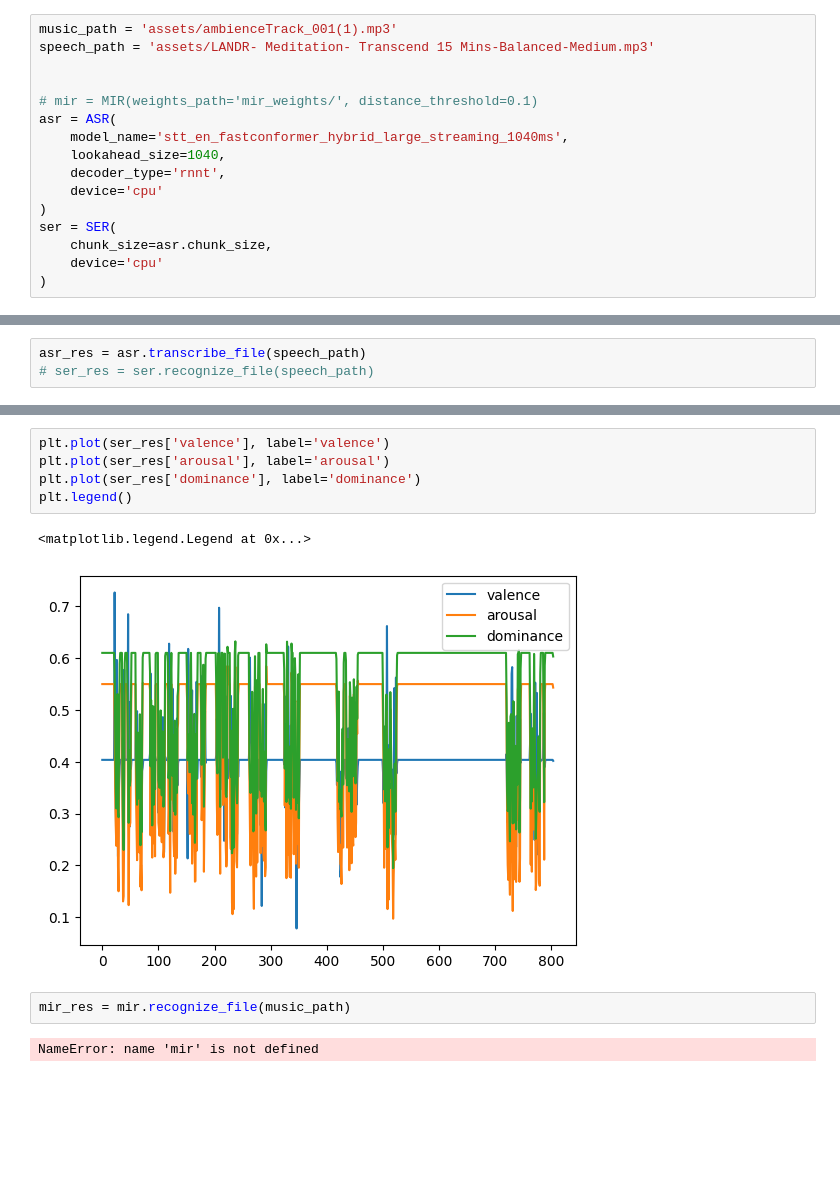
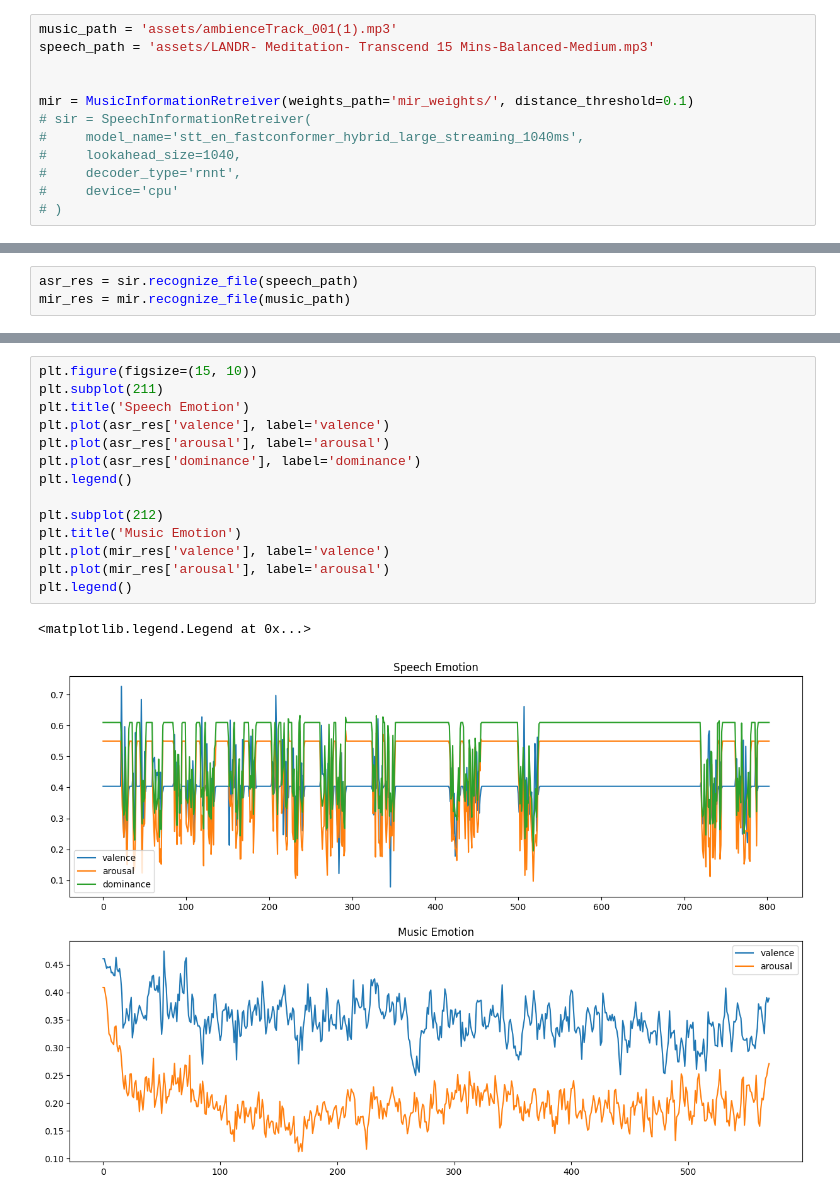
Before and after one commit to thelucidproject/Folly, a Jupyter notebook: bridge - demo.ipynb, the cells around one changed output, grey strips where cells are left out. Cells and saved outputs as stored; diff of their text form; blank space fills up the shorter version.

```diff
--- a/bridge - demo.ipynb
+++ b/bridge - demo.ipynb
@@ -7,15 +14,11 @@ music_path = 'assets/ambienceTrack_001(1).mp3'
 speech_path = 'assets/LANDR- Meditation- Transcend 15 Mins-Balanced-Medium.mp3'
 
 
-# mir = MIR(weights_path='mir_weights/', distance_threshold=0.1)
-asr = ASR(
-    model_name='stt_en_fastconformer_hybrid_large_streaming_1040ms',
-    lookahead_size=1040,
-    decoder_type='rnnt',
-    device='cpu'
-)
-ser = SER(
-    chunk_size=asr.chunk_size,
-    device='cpu'
-)
+mir = MusicInformationRetreiver(weights_path='mir_weights/', distance_threshold=0.1)
+# sir = SpeechInformationRetreiver(
+#     model_name='stt_en_fastconformer_hybrid_large_streaming_1040ms',
+#     lookahead_size=1040,
+#     decoder_type='rnnt',
+#     device='cpu'
+# )
 # %% [output]
@@ -85,3 +30,3 @@ You should probably TRAIN this model on a down-stream task to be able to use it
 # %%
-asr_res = asr.transcribe_file(speech_path)
-# ser_res = ser.recognize_file(speech_path)
+asr_res = sir.recognize_file(speech_path)
+mir_res = mir.recognize_file(music_path)
@@ -88,12 +36,17 @@ asr_res = asr.transcribe_file(speech_path)
 # %%
-plt.plot(ser_res['valence'], label='valence')
-plt.plot(ser_res['arousal'], label='arousal')
-plt.plot(ser_res['dominance'], label='dominance')
+plt.figure(figsize=(15, 10))
+plt.subplot(211)
+plt.title('Speech Emotion')
+plt.plot(asr_res['valence'], label='valence')
+plt.plot(asr_res['arousal'], label='arousal')
+plt.plot(asr_res['dominance'], label='dominance')
 plt.legend()
+
+plt.subplot(212)
+plt.title('Music Emotion')
+plt.plot(mir_res['valence'], label='valence')
+plt.plot(mir_res['arousal'], label='arousal')
+plt.legend()
 # %% [output]
 <matplotlib.legend.Legend at 0x...>
-[figure, old version]
+[figure, new version]
-# %%
-mir_res = mir.recognize_file(music_path)
-# %% [output]
-NameError: name 'mir' is not defined
```
Also changed, not shown: parts of 9 cells of this notebook, 7 other files.
